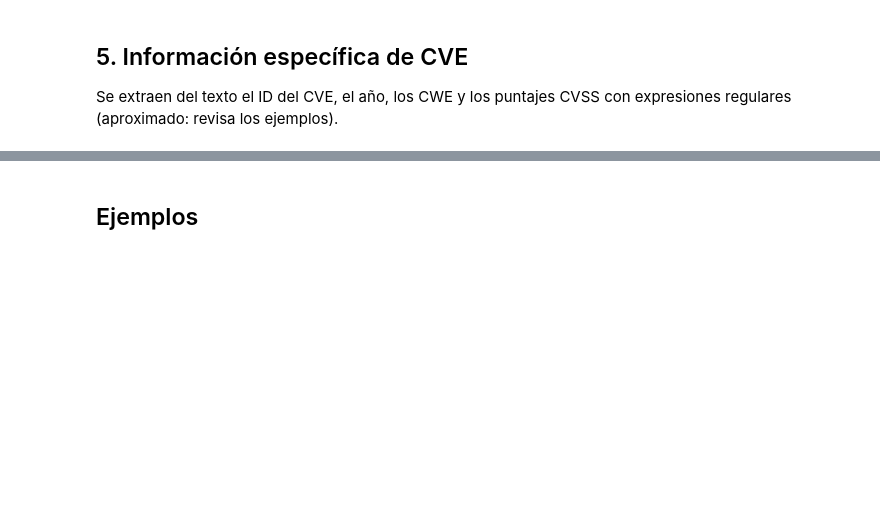
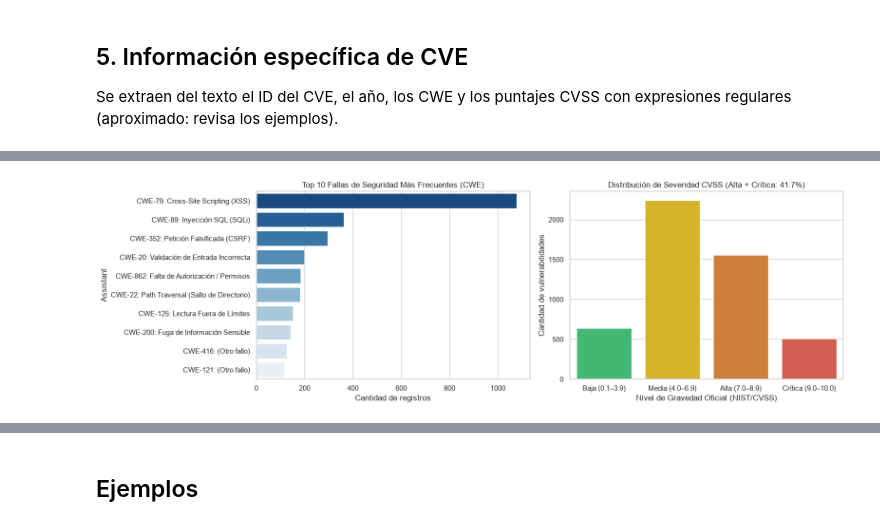
Before and after one commit to Nabinodinkirabinowits/hf-security-study, a Jupyter notebook: eda/04_all_cve_records/eda.ipynb, the cells around one changed output, grey strips where cells are left out. Saved outputs shown, nothing was run; the diff lists cells and outputs as text; code cells hidden in the pictures; blank space fills up the shorter version.

```diff
--- a/eda/04_all_cve_records/eda.ipynb
+++ b/eda/04_all_cve_records/eda.ipynb
@@ -106,11 +208,70 @@ display(campos.value_counts().head(25).to_frame("n_filas"))
 # %%
-cwe = df["Assistant"].str.findall(r"CWE-\d+").explode()
-display(cwe.value_counts().head(20).to_frame("n"))
+# ==============================================================================
+# ANÁLISIS MEJORADO: TOP CWEs (Con nombres reales) Y SEVERIDAD CVSS
+# ==============================================================================
 
-cvss = pd.to_numeric(df["Assistant"].str.extract(r"(?i)(?:base\s*score|cvss[^\n]{0,40}?)[:\s]*(\d{1,2}\.\d)")[0], errors="coerce")
-cvss = cvss[(cvss >= 0) & (cvss <= 10)]
-print(f"Filas con algún puntaje CVSS detectado: {len(cvss):,}")
-if len(cvss):
-    fig, ax = plt.subplots(figsize=(7, 4))
-    sns.histplot(cvss, bins=20, ax=ax); ax.set_title("Puntaje CVSS detectado (aprox.)")
-    save_fig(fig, ctx, "cvss"); plt.show()
+# 1. Diccionario de traducción de los CWEs más frecuentes
+CWE_DESC = {
+    "CWE-79": "CWE-79: Cross-Site Scripting (XSS)",
+    "CWE-89": "CWE-89: Inyección SQL (SQLi)",
+    "CWE-352": "CWE-352: Petición Falsificada (CSRF)",
+    "CWE-20": "CWE-20: Validación de Entrada Incorrecta",
+    "CWE-862": "CWE-862: Falta de Autorización / Permisos",
+    "CWE-22": "CWE-22: Path Traversal (Salto de Directorio)",
+    "CWE-119": "CWE-119: Desbordamiento de Buffer en Memoria",
+    "CWE-200": "CWE-200: Fuga de Información Sensible",
+    "CWE-287": "CWE-287: Fallo de Autenticación",
+    "CWE-434": "CWE-434: Subida de Archivos Peligrosos",
+    "CWE-787": "CWE-787: Escritura Fuera de Límites",
+    "CWE-125": "CWE-125: Lectura Fuera de Límites",
+    "CWE-502": "CWE-502: Deserialización Insegura"
+}
+
+# 2. Extracción y conteo de CWEs con nombre legible
+cwe_raw = df["Assistant"].str.findall(r"CWE-\d+").explode().dropna()
+top_cwe = cwe_raw.value_counts().head(10)
+top_cwe_named = top_cwe.rename(index=lambda c: CWE_DESC.get(c, f"{c}: (Otro fallo)"))
+
+# 3. Extracción y clasificación de CVSS en rangos oficiales
+cvss_raw = pd.to_numeric(df["Assistant"].str.extract(r"(?i)(?:base\s*score|cvss[^\n]{0,40}?)[:\s]*(\d{1,2}\.\d)")[0], errors="coerce")
+cvss = cvss_raw[(cvss_raw >= 0) & (cvss_raw <= 10)].dropna()
+
+cvss_cat = pd.cut(
+    cvss,
+    bins=[-0.1, 3.9, 6.9, 8.9, 10.0],
+    labels=["Baja (0.1–3.9)", "Media (4.0–6.9)", "Alta (7.0–8.9)", "Crítica (9.0–10.0)"]
+)
+pct_alta_critica = (cvss >= 7.0).mean()
+
+# 4. Gráficos Comparativos
+fig, axes = plt.subplots(1, 2, figsize=(16, 5))
+
+# Gráfico Izquierdo: Top CWEs con nombres
+sns.barplot(x=top_cwe_named.values, y=top_cwe_named.index, ax=axes[0], palette="Blues_r")
+axes[0].set_title("Top 10 Fallas de Seguridad Más Frecuentes (CWE)")
+axes[0].set_xlabel("Cantidad de registros")
+
+# Gráfico Derecho: Distribución de Severidad CVSS
+palette_cvss = ["#2ecc71", "#f1c40f", "#e67e22", "#e74c3c"]  # Verde, Amarillo, Naranja, Rojo
+sns.countplot(x=cvss_cat, ax=axes[1], palette=palette_cvss)
+axes[1].set_title(f"Distribución de Severidad CVSS (Alta + Crítica: {pct_alta_critica:.1%})")
+axes[1].set_xlabel("Nivel de Gravedad Oficial (NIST/CVSS)")
+axes[1].set_ylabel("Cantidad de vulnerabilidades")
+
+plt.tight_layout()
+save_fig(fig, ctx, "cwe_y_cvss_explicado")
+plt.show()
+
+# 5. Resumen en texto para tu presentación / informe
+display(Markdown(f"""
+### Análisis:
+
+1. **Las fallas más repetidas de la historia:**
+   * La #1 es **{top_cwe_named.index[0]}**, seguida por **{top_cwe_named.index[1]}**.
+   * Demuestra que el 80% de los incidentes históricos en la web siguen originándose en no validar ni limpiar las entradas que escribe el usuario.
+
+2. **Severidad y Peligro Real:**
+   * El **{pct_alta_critica:.1%}** de todas las vulnerabilidades registradas son de severidad **Alta o Crítica** (CVSS ≥ 7.0).
+   * La gran mayoría de los CVEs en el dataset representan fallos con capacidad real de permitir acceso remoto no autorizado o robo de bases de datos.
+"""))
+# %% [output]
@@ -116,0 +285 @@ if len(cvss):
+[figure, added]
```
Also changed, not shown: parts of 16 cells of this notebook, 17 other files.
